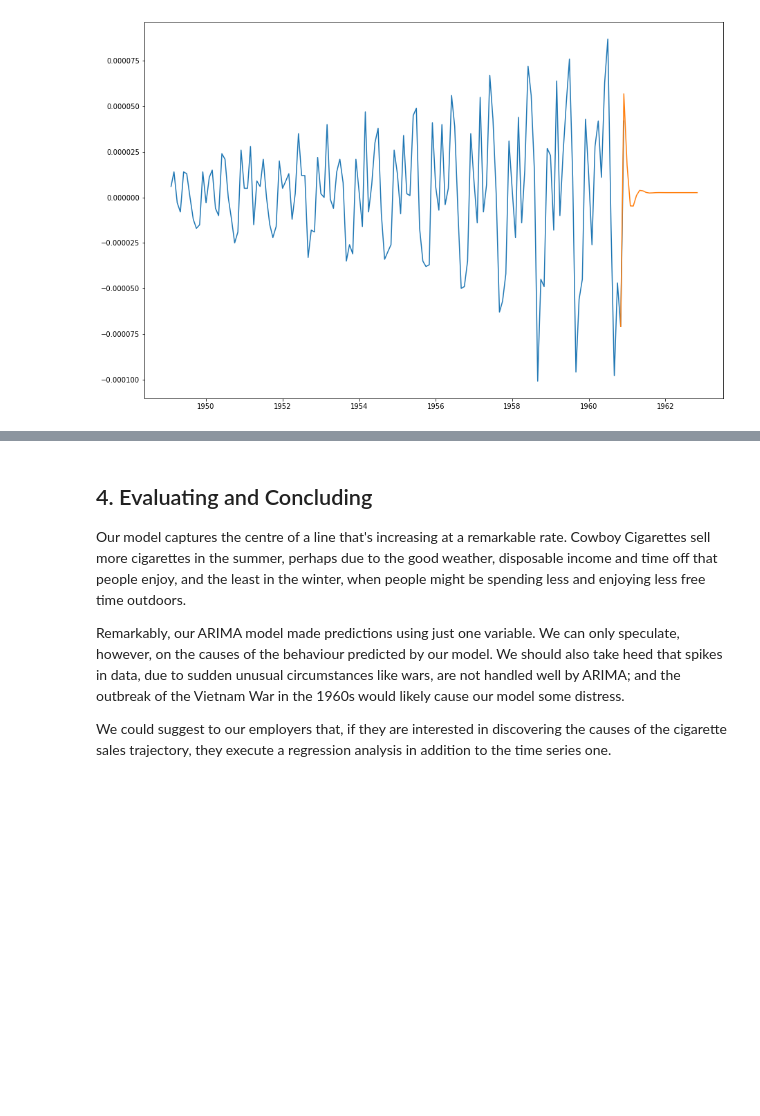
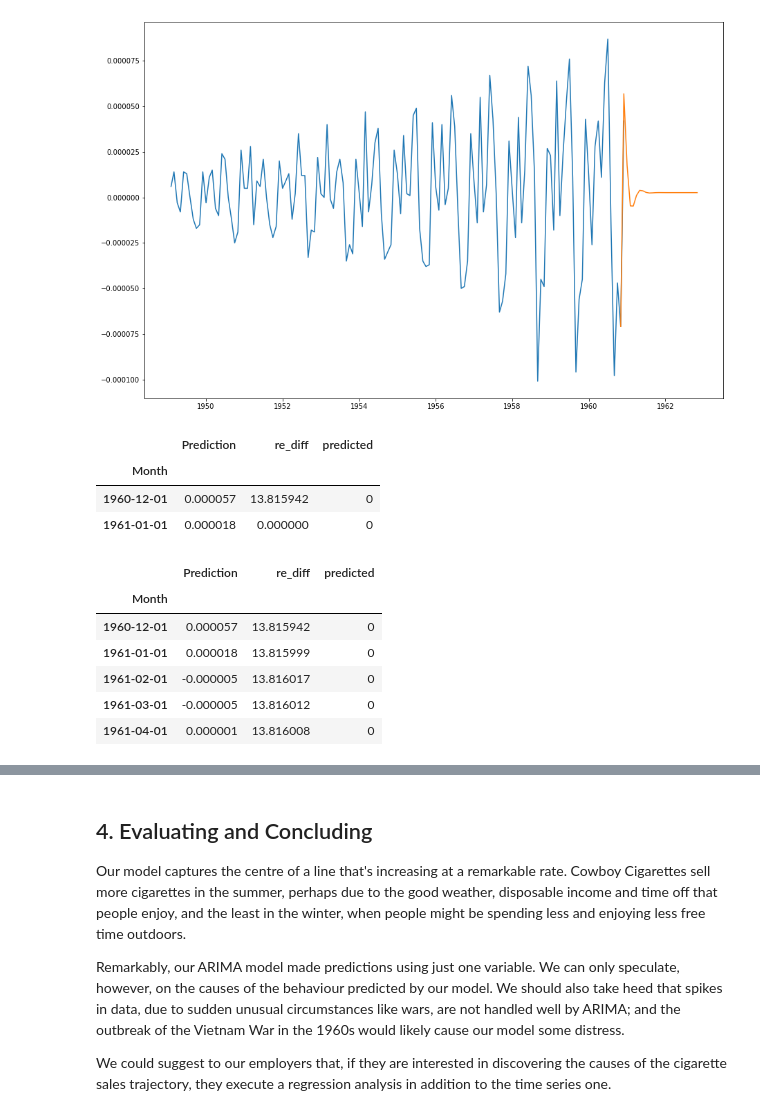
Before and after one commit to MartinWipf/Springboard, a Jupyter notebook: Cowboy Cigarettes Case Study - MWipf.ipynb, the cells around one changed output, grey strips where cells are left out. Cells and saved outputs as stored; diff of their text form; code cells hidden in the pictures; blank space fills up the shorter version.

```diff
--- a/Cowboy Cigarettes Case Study - MWipf.ipynb
+++ b/Cowboy Cigarettes Case Study - MWipf.ipynb
@@ -540,0 +543,22 @@ predicted_re = np.exp(predicted_re)
+# %%
+#define first 're_diff' value as the value from Dec 1960, the last observed value
+future_months['re_diff'][0] = y_log['Dec 1960']
+future_months.head(2)
+# %% [output]
+|  | Prediction | re_diff | predicted |
+| Month |  |  |  |
+| 1960-12-01 | 0.000057 | 13.815942 | 0 |
+| 1961-01-01 | 0.000018 | 0.000000 | 0 |
+# %%
+#calculate the 're_diff' values based on the predicetd 'diff' values
+for i in range(len(future_months)-1):
+    future_months['re_diff'][i+1] = future_months['Prediction'][i] + future_months['re_diff'][i]
+future_months.head()
+# %% [output]
+|  | Prediction | re_diff | predicted |
+| Month |  |  |  |
+| 1960-12-01 | 0.000057 | 13.815942 | 0 |
+| 1961-01-01 | 0.000018 | 13.815999 | 0 |
+| 1961-02-01 | -0.000005 | 13.816017 | 0 |
+| 1961-03-01 | -0.000005 | 13.816012 | 0 |
+| 1961-04-01 | 0.000001 | 13.816008 | 0 |
```
Also changed, not shown: parts of 7 cells of this notebook.
